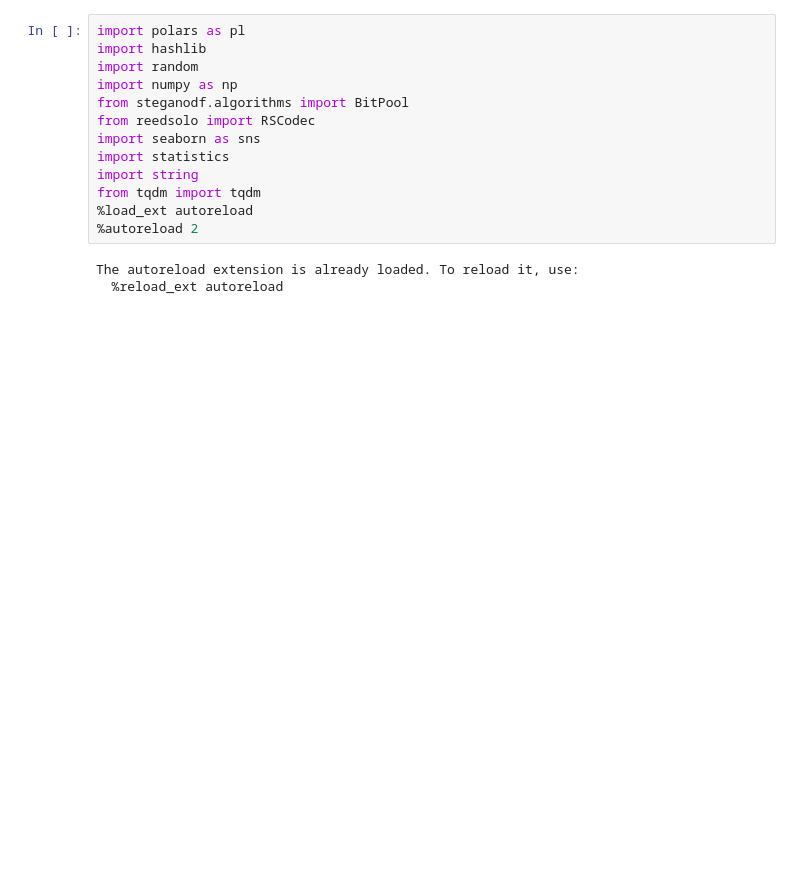
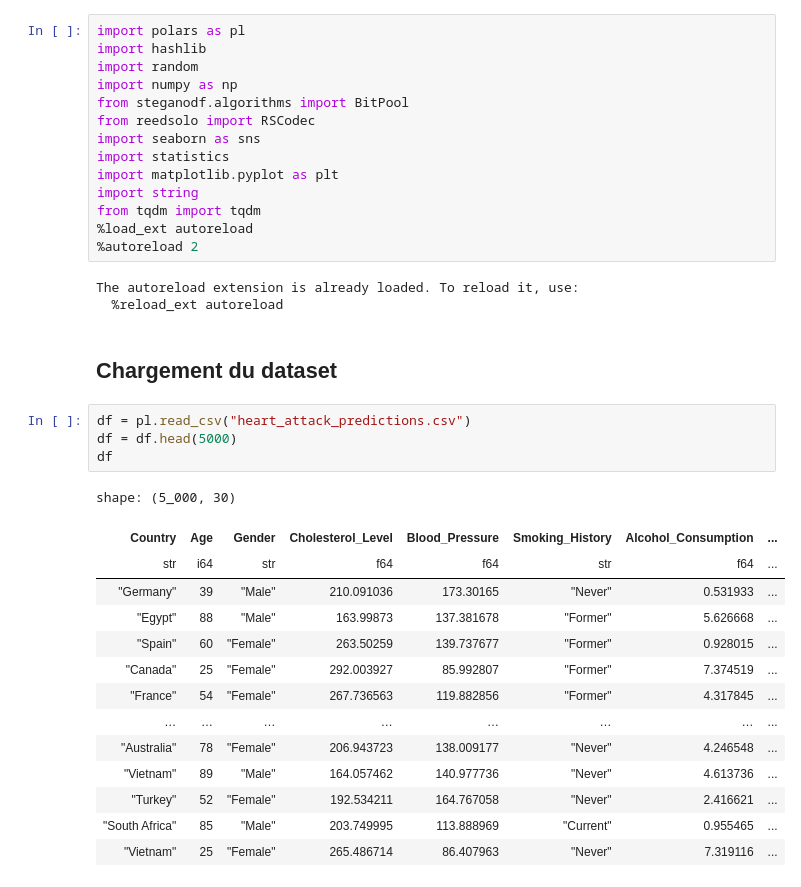
Before and after one commit to dridk/steganodf, a Jupyter notebook: Untitled.ipynb, the cells around one changed output. Drawn from its saved outputs; the diff is of its cells as text; blank space fills up the shorter version.

```diff
--- a/Untitled.ipynb
+++ b/Untitled.ipynb
@@ -7,6 +7,7 @@ from steganodf.algorithms import BitPool
 from reedsolo import RSCodec
 import seaborn as sns
 import statistics
+import matplotlib.pyplot as plt
 import string
 from tqdm import tqdm
 %load_ext autoreload
@@ -14,6 +15,27 @@ from tqdm import tqdm
 # %% [output]
 The autoreload extension is already loaded. To reload it, use:
   %reload_ext autoreload
+# %% [markdown]
+## Chargement du dataset
+# %%
+df = pl.read_csv("heart_attack_predictions.csv")
+df = df.head(5000)
+df
+# %% [output]
+shape: (5_000, 30)
+| Country | Age | Gender | Cholesterol_Level | Blood_Pressure | Smoking_History | Alcohol_Consumption | ... |
+| str | i64 | str | f64 | f64 | str | f64 | ... |
+| "Germany" | 39 | "Male" | 210.091036 | 173.30165 | "Never" | 0.531933 | ... |
+| "Egypt" | 88 | "Male" | 163.99873 | 137.381678 | "Former" | 5.626668 | ... |
+| "Spain" | 60 | "Female" | 263.50259 | 139.737677 | "Former" | 0.928015 | ... |
+| "Canada" | 25 | "Female" | 292.003927 | 85.992807 | "Former" | 7.374519 | ... |
+| "France" | 54 | "Female" | 267.736563 | 119.882856 | "Former" | 4.317845 | ... |
+| … | … | … | … | … | … | … | ... |
+| "Australia" | 78 | "Female" | 206.943723 | 138.009177 | "Never" | 4.246548 | ... |
+| "Vietnam" | 89 | "Male" | 164.057462 | 140.977736 | "Never" | 4.613736 | ... |
+| "Turkey" | 52 | "Female" | 192.534211 | 164.767058 | "Never" | 2.416621 | ... |
+| "South Africa" | 85 | "Male" | 203.749995 | 113.888969 | "Current" | 0.955465 | ... |
+| "Vietnam" | 25 | "Female" | 265.486714 | 86.407963 | "Never" | 7.319116 | ... |
 # %%
 # Générer 100000 valeurs aléatoires
 
```
Also changed, not shown: parts of 30 cells of this notebook.
